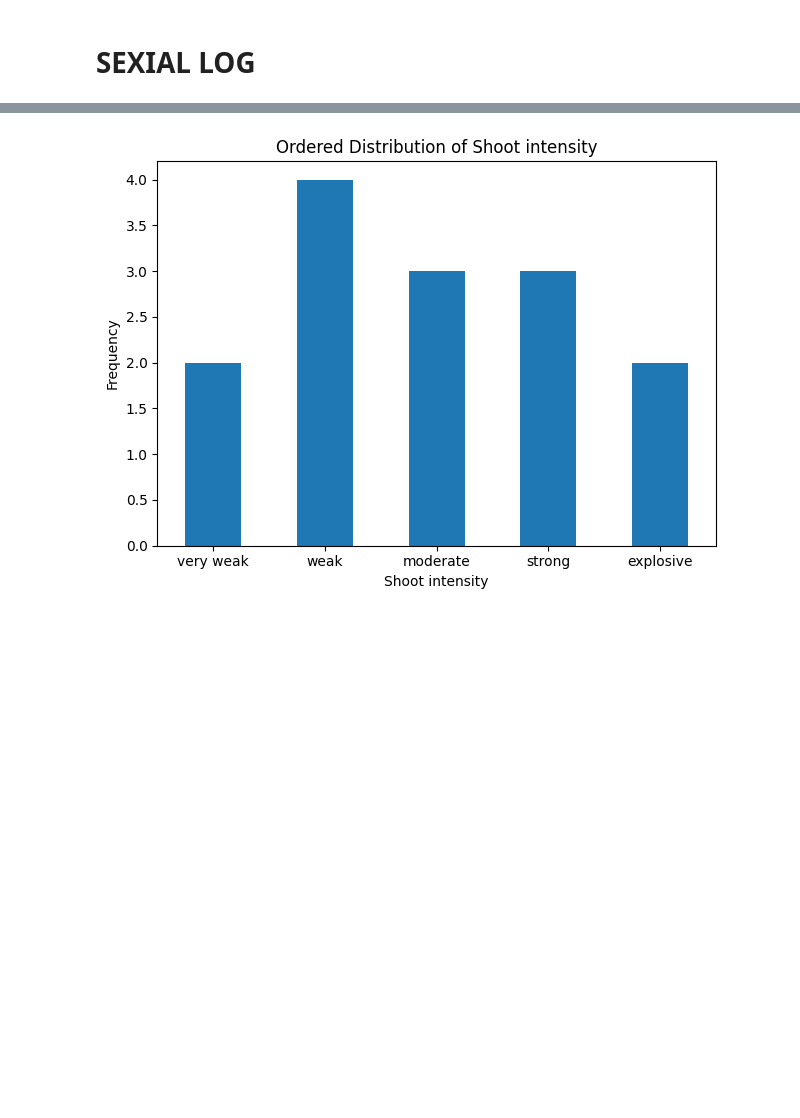
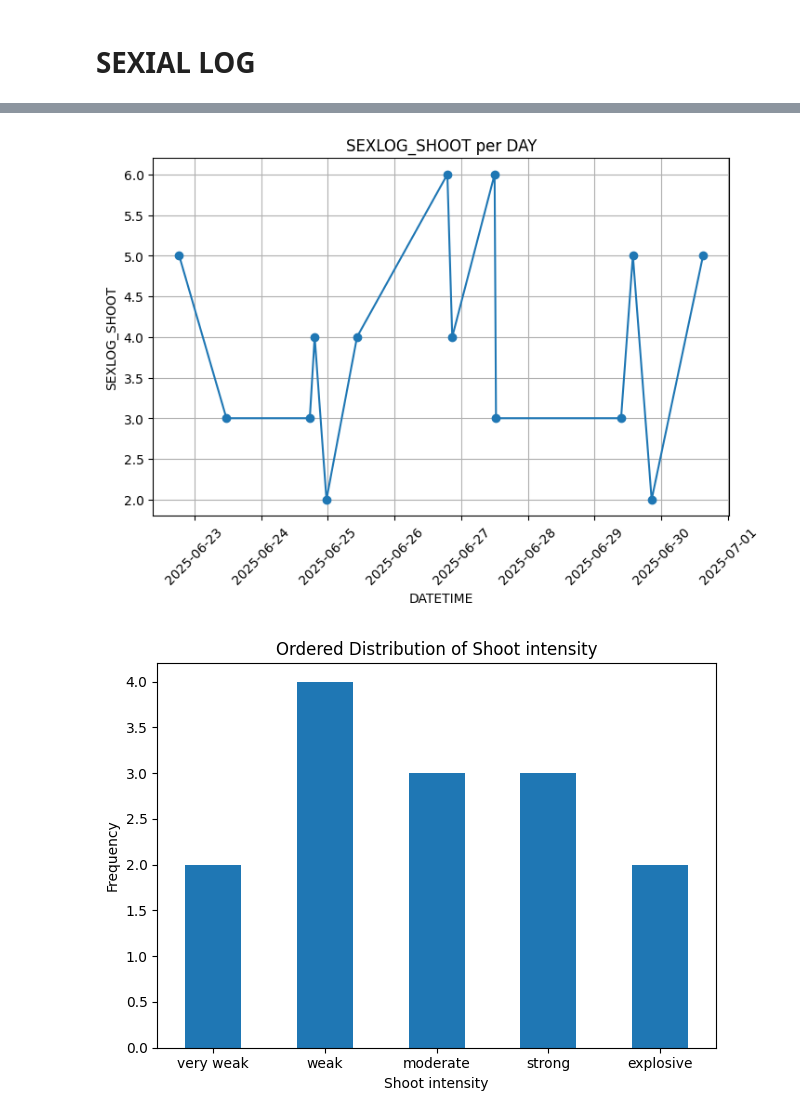
Before and after one commit to Bancie/LearningDB, a Jupyter notebook: da/sexual_log.ipynb, the cells around one changed output, grey strips where cells are left out. Saved outputs shown, nothing was run; the diff lists cells and outputs as text; code cells hidden in the pictures; blank space fills up the shorter version.

```diff
--- a/da/sexual_log.ipynb
+++ b/da/sexual_log.ipynb
@@ -254,3 +235,27 @@ sl.head()
+# %%
+sl['SEXLOG_SHOOT'] = sl['SEXLOG_SHOOT'].str.strip().str.lower()
+
+shoot_map = {
+    "none": 1,
+    "very weak": 2,
+    "weak": 3,
+    "moderate": 4,
+    "strong": 5,
+    "explosive": 6
+}
+
+sl['shoot_score'] = sl['SEXLOG_SHOOT'].map(shoot_map)
+
+plt.figure(figsize=(8, 5))
+plt.plot(sl['datetime_combined'], sl['shoot_score'], marker='o')
+plt.xlabel('DATETIME')
+plt.ylabel('SEXLOG_SHOOT')
+plt.title('SEXLOG_SHOOT per DAY')
+plt.grid(True)
+plt.xticks(rotation=45)
+plt.show()
+# %% [output]
+[figure, added]
 # %%
 order = ["very weak", "weak", "moderate", "strong", "explosive"]
 sl['SEXLOG_SHOOT'] = pd.Categorical(sl['SEXLOG_SHOOT'], categories=order, ordered=True)
```
Also changed, not shown: parts of 2 cells of this notebook.
